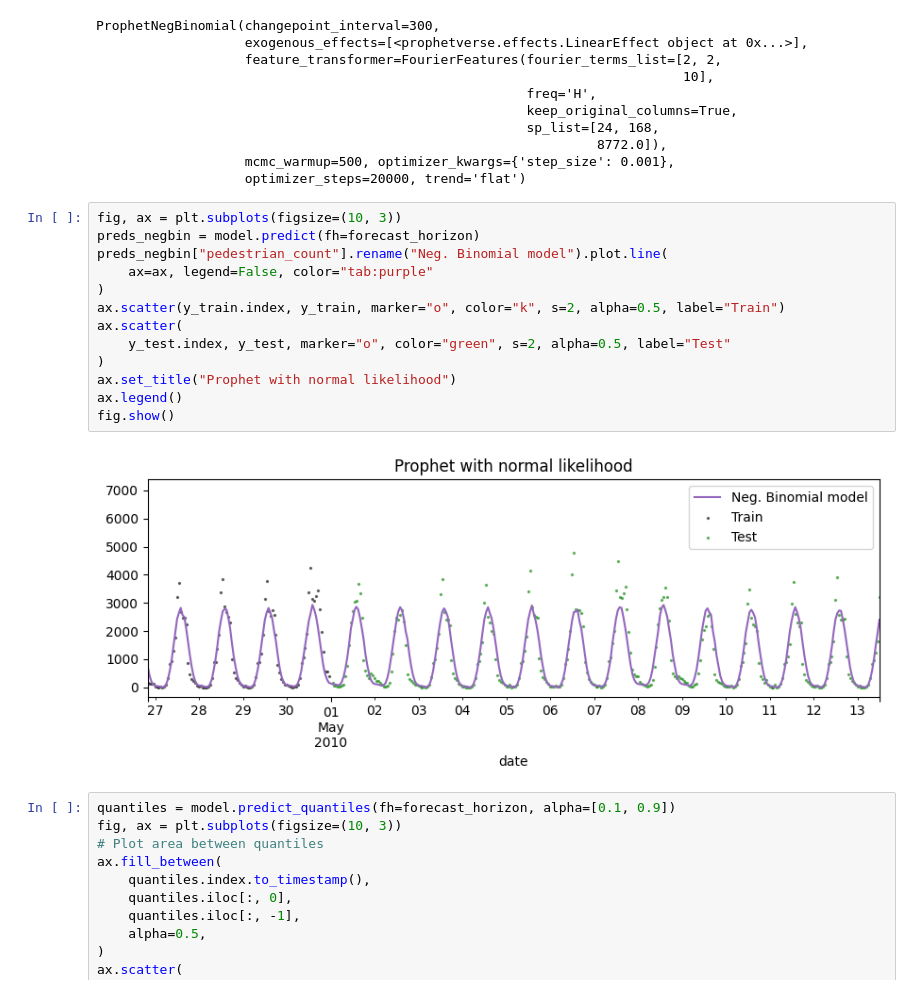
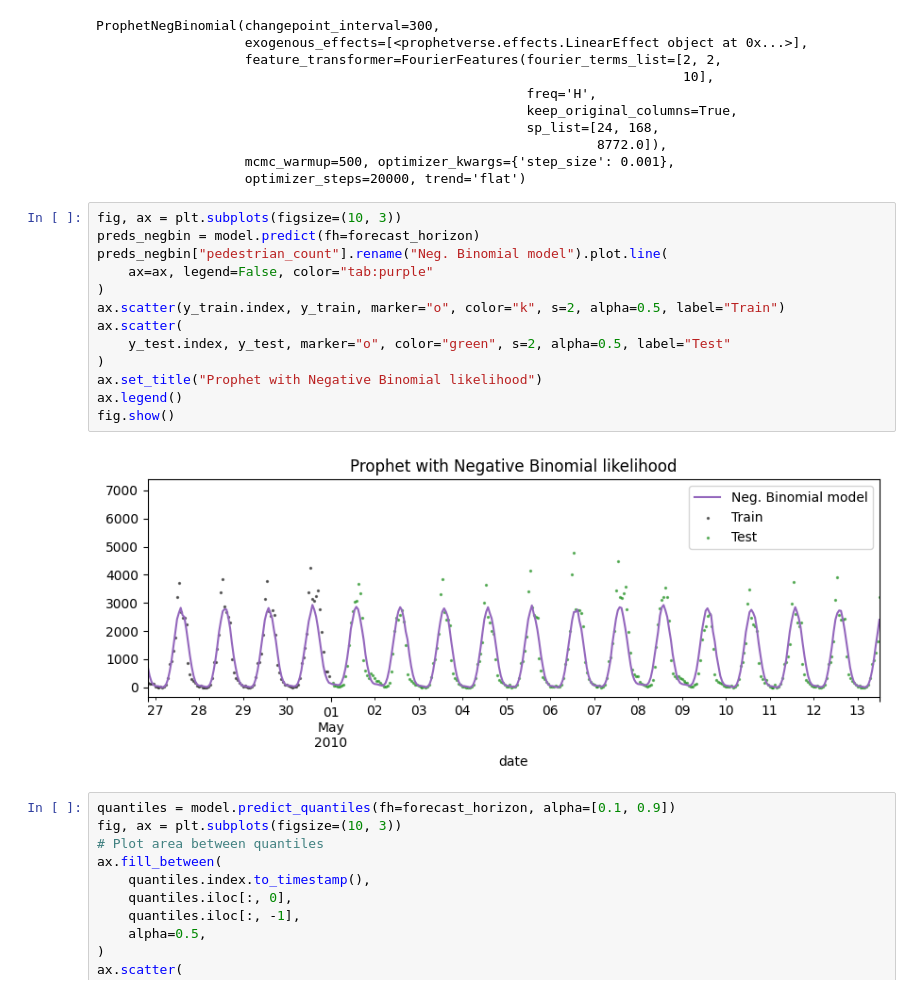
Before and after one commit to felipeangelimvieira/prophetverse, a Jupyter notebook: docs/examples/count-data.ipynb, the cells around one changed output. Drawn from its saved outputs; the diff is of its cells as text.

Commit message:
fix: title of plots

```diff
--- a/docs/examples/count-data.ipynb
+++ b/docs/examples/count-data.ipynb
@@ -193,18 +193,18 @@ ProphetNegBinomial(changepoint_interval=300,
 # %%
 fig, ax = plt.subplots(figsize=(10, 3))
 preds_negbin = model.predict(fh=forecast_horizon)
 preds_negbin["pedestrian_count"].rename("Neg. Binomial model").plot.line(
     ax=ax, legend=False, color="tab:purple"
 )
 ax.scatter(y_train.index, y_train, marker="o", color="k", s=2, alpha=0.5, label="Train")
 ax.scatter(
     y_test.index, y_test, marker="o", color="green", s=2, alpha=0.5, label="Test"
 )
-ax.set_title("Prophet with normal likelihood")
+ax.set_title("Prophet with Negative Binomial likelihood")
 ax.legend()
 fig.show()
 # %% [output]
-[figure, old version]
+[figure, new version]
 # %%
 quantiles = model.predict_quantiles(fh=forecast_horizon, alpha=[0.1, 0.9])
 fig, ax = plt.subplots(figsize=(10, 3))
```
Also changed, not shown: parts of 1 cell of this notebook.
